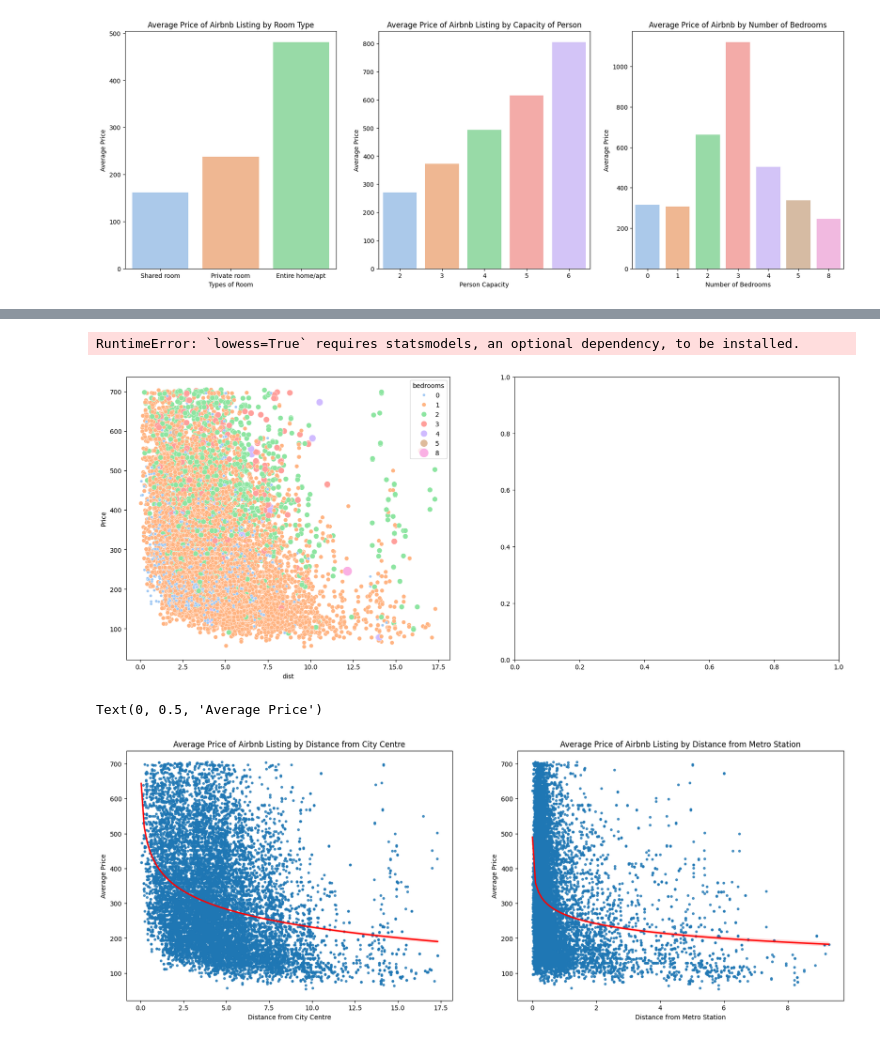
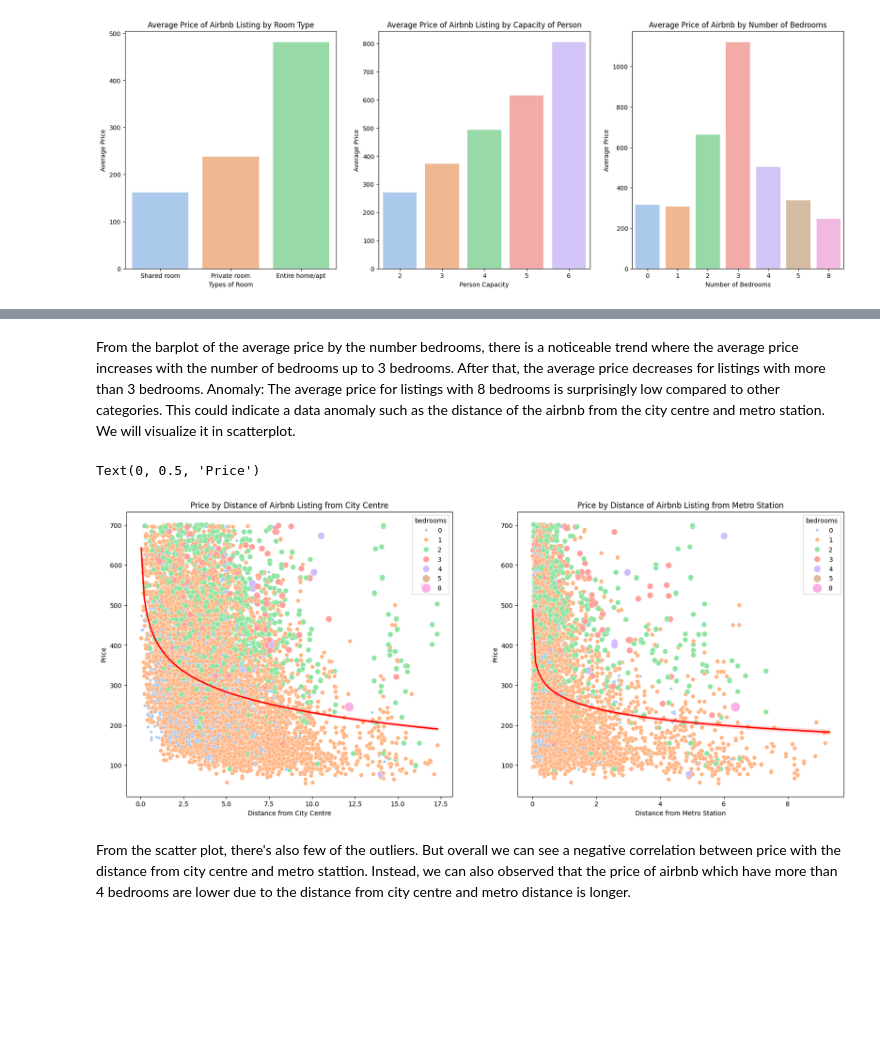
Before and after one commit to taychangjing/data-analysis-exploratory-projects, a Jupyter notebook: airbnb_price_pred/Untitled.ipynb, the cells around one changed output, grey strips where cells are left out. Drawn from its saved outputs; the diff is of its cells as text; code cells hidden in the pictures; blank space fills up the shorter version.

```diff
--- a/airbnb_price_pred/Untitled.ipynb
+++ b/airbnb_price_pred/Untitled.ipynb
@@ -105,7 +106,7 @@ After we remove the outliers, we will check the correlation of each features aga
 # %%
 df_corr=df.copy()
 # %%
-df_corr = df_corr[df_corr['Price'] <= 705]
+df_corr = df_corr[df_corr['Price'] <= 702]
 # %%
 # Convert Category Variable to Numeric Code
 df_corr['City'] = df_corr['City'].astype('category').cat.codes
@@ -182,31 +180,22 @@ ModuleNotFoundError: No module named 'statsmodels'
+# %% [markdown]
+From the barplot of the average price by the number bedrooms, there is a noticeable trend where the average price increases with the number of bedrooms up to 3 bedrooms. After that, the average price decreases for listings with more than 3 bedrooms.
+Anomaly: The average price for listings with 8 bedrooms is surprisingly low compared to other categories. This could indicate a data anomaly such as the distance of the airbnb from the city centre and metro station. We will visualize it in scatterplot.
 # %%
 fig,(ax_4,ax_5) = plt.subplots(1, 2, figsize=(20, 8))
 
+# 1st subplot: Price by the Distance of Airbnb from City Centre
 sns.scatterplot(data=df_corr, x='dist', y='Price', hue="bedrooms",size="bedrooms",palette='pastel', sizes=(20, 200), legend="full",ax=ax_4)
-sns.regplot(data=df_corr, x='dist', y='Price', scatter=False, ax=ax_4, color='red', lowess=True)
+sns.regplot(data=df_corr, x='dist', y='Price', scatter=False, ax=ax_4, color='red', logx=True)
 ax_4.set_title('Price by Distance of Airbnb Listing from City Centre')
 ax_4.set_xlabel('Distance from City Centre')
 ax_4.set_ylabel('Price')
 
+# 2nd subplot: Price by the Distance of Airbnb from Metro Station
 sns.scatterplot(data=df_corr, x='metro_dist', y='Price', hue="bedrooms",size="bedrooms",palette='pastel', sizes=(20, 200), legend="full",ax=ax_5)
+sns.regplot(data=df_corr, x='metro_dist', y='Price', scatter=False, ax=ax_5, color='red', logx=True)
 ax_5.set_title('Price by Distance of Airbnb Listing from Metro Station')
 ax_5.set_xlabel('Distance from Metro Station')
 ax_5.set_ylabel('Price')
 # %% [output]
-RuntimeError: `lowess=True` requires statsmodels, an optional dependency, to be installed.
+Text(0, 0.5, 'Price')
-[figure, old version]
+[figure, new version]
-# %%
-fig,(ax_6, ax_7) = plt.subplots(1, 2, figsize=(20, 7))
-
-sns.regplot(data=df_corr, x="dist", y="Price",logx=True, scatter_kws={'s':10}, line_kws={'color':'red'}, ax=ax_6)
-ax_6.set_title('Average Price of Airbnb Listing by Distance from City Centre')
-ax_6.set_xlabel('Distance from City Centre')
-ax_6.set_ylabel('Average Price')
-
-sns.regplot(data=df_corr, x="metro_dist", y="Price", logx=True, scatter_kws={'s':10}, line_kws={'color':'red'},ax=ax_7)
-ax_7.set_title('Average Price of Airbnb Listing by Distance from Metro Station')
-ax_7.set_xlabel('Distance from Metro Station')
-ax_7.set_ylabel('Average Price')
-# %% [output]
-Text(0, 0.5, 'Average Price')
-[figure, removed]
@@ -237,0 +202,2 @@ ax_7.set_ylabel('Average Price')
+# %% [markdown]
+From the scatter plot, there's also few of the outliers. But overall we can see a negative correlation between price with the distance from city centre and metro stattion. Instead, we can also observed that the price of airbnb which have more than 4 bedrooms are lower due to the distance from city centre and metro distance is longer.
```
Also changed, not shown: parts of 5 cells of this notebook, 4 other files.
